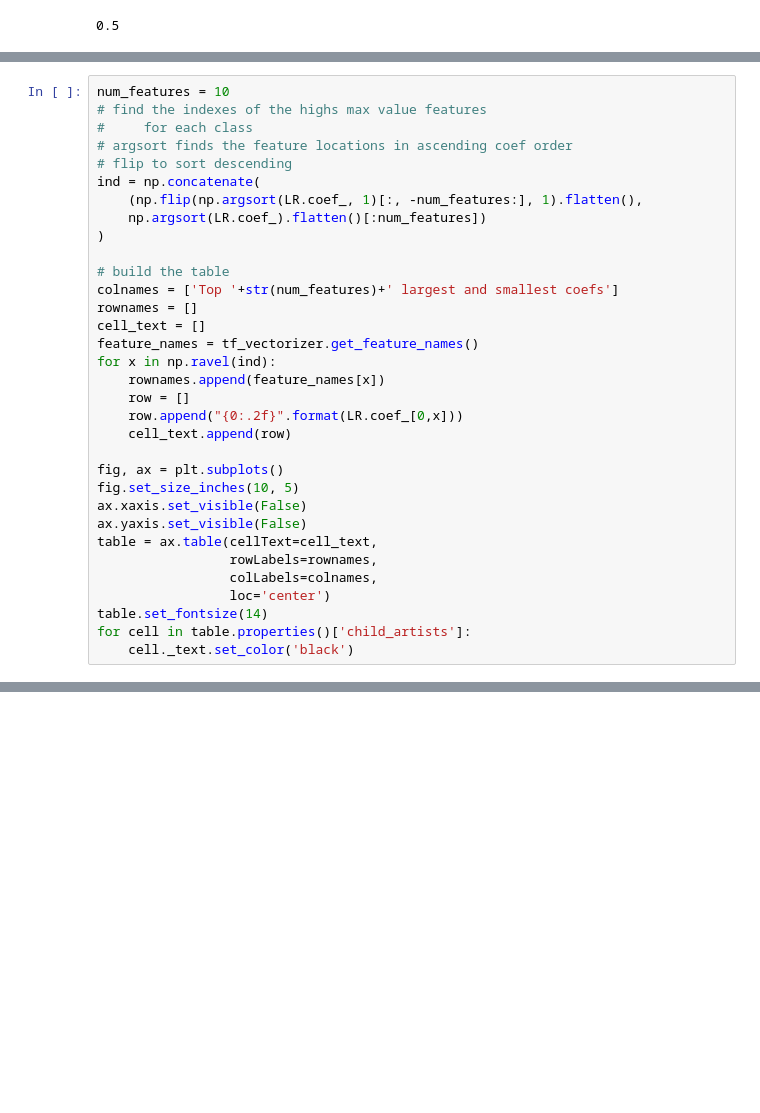
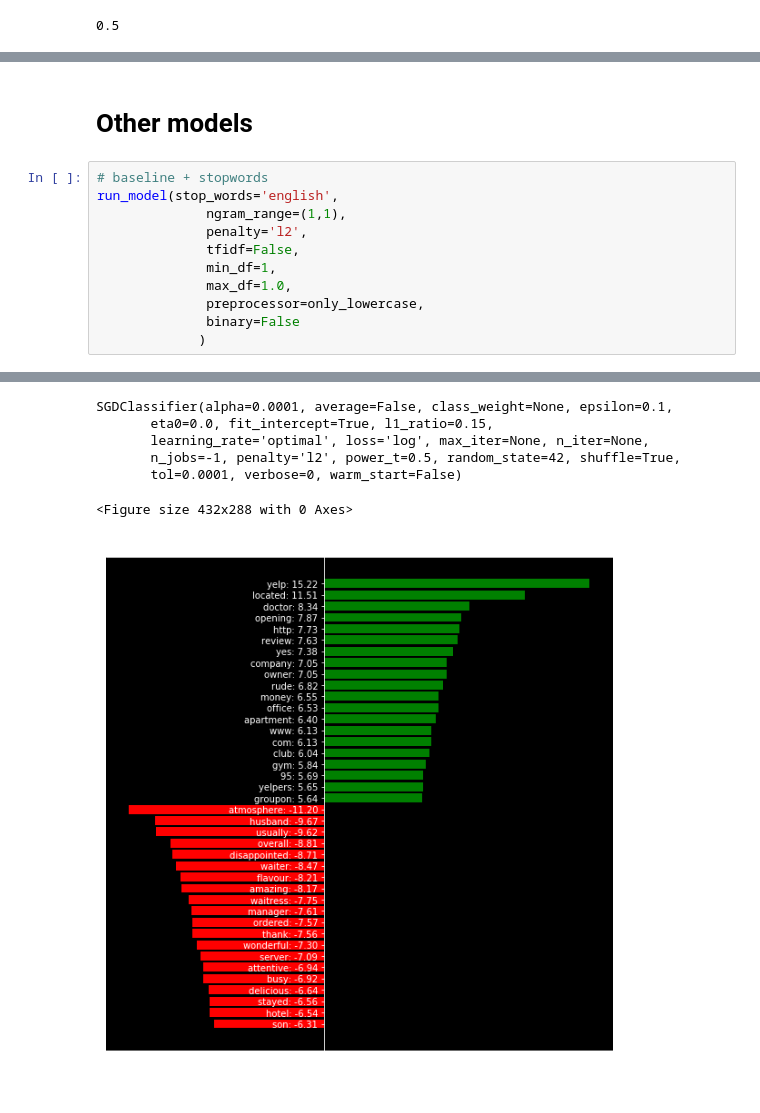
Before and after one commit to dvanlunen/useful-yelp-reviews, a Jupyter notebook: LR_models.ipynb, the cells around one changed output, grey strips where cells are left out. Drawn from its saved outputs; the diff is of its cells as text; blank space fills up the shorter version.

Commit message:
LR models fleshed out more

```diff
--- a/LR_models.ipynb
+++ b/LR_models.ipynb
@@ -377,33 +52,0 @@ print(classification_report(X_test['isuseful'],
-# %%
-num_features = 10
-# find the indexes of the highs max value features
-#     for each class
-# argsort finds the feature locations in ascending coef order
-# flip to sort descending
-ind = np.concatenate(
-    (np.flip(np.argsort(LR.coef_, 1)[:, -num_features:], 1).flatten(),
-    np.argsort(LR.coef_).flatten()[:num_features])
-)
-
-# build the table
-colnames = ['Top '+str(num_features)+' largest and smallest coefs']
-rownames = []
-cell_text = []
-feature_names = tf_vectorizer.get_feature_names()
-for x in np.ravel(ind):
-    rownames.append(feature_names[x])
-    row = []
-    row.append("{0:.2f}".format(LR.coef_[0,x]))
-    cell_text.append(row)
-
-fig, ax = plt.subplots()
-fig.set_size_inches(10, 5)
-ax.xaxis.set_visible(False)
-ax.yaxis.set_visible(False)
-table = ax.table(cellText=cell_text,
-                 rowLabels=rownames,
-                 colLabels=colnames,
-                 loc='center')
-table.set_fontsize(14)
-for cell in table.properties()['child_artists']:
-    cell._text.set_color('black')
@@ -409,0 +435,14 @@ for cell in table.properties()['child_artists']:
+# %% [markdown]
+# Other models
+# %%
+# baseline + stopwords
+run_model(stop_words='english',
+              ngram_range=(1,1),
+              penalty='l2',
+              tfidf=False,
+              min_df=1,
+              max_df=1.0,
+              preprocessor=only_lowercase,
+              binary=False
+             )
+# %% [output]
@@ -409,0 +466,7 @@ for cell in table.properties()['child_artists']:
+SGDClassifier(alpha=0.0001, average=False, class_weight=None, epsilon=0.1,
+       eta0=0.0, fit_intercept=True, l1_ratio=0.15,
+       learning_rate='optimal', loss='log', max_iter=None, n_iter=None,
+       n_jobs=-1, penalty='l2', power_t=0.5, random_state=42, shuffle=True,
+       tol=0.0001, verbose=0, warm_start=False)
+<Figure size 432x288 with 0 Axes>
+[figure, added]
```
Also changed, not shown: parts of 69 cells of this notebook, 2 other files.
